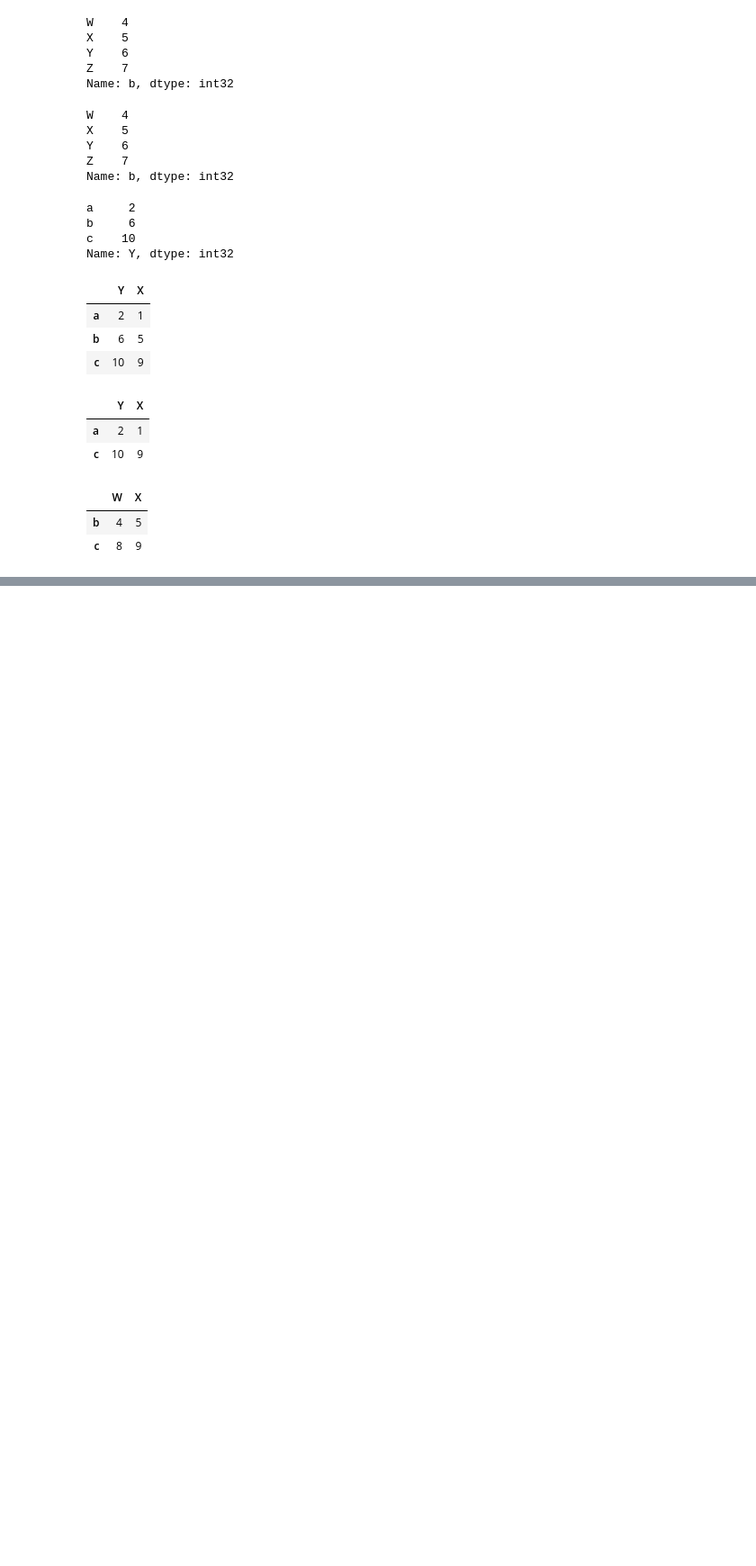
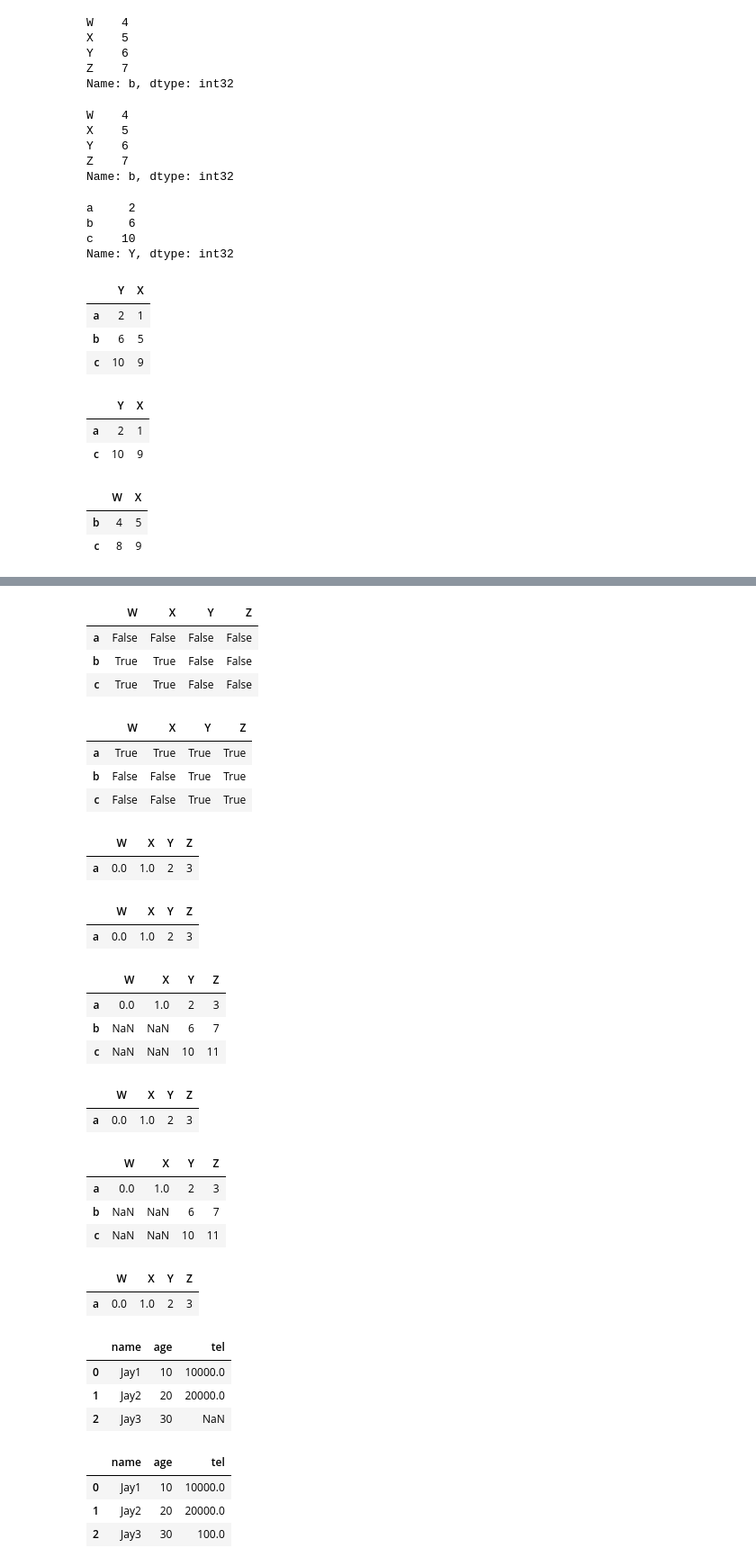
Before and after one commit to songlin81/PYReport, a Jupyter notebook: Data Analytics/104_Pandas.ipynb, the cells around one changed output, grey strips where cells are left out. Shown at 90% size. Saved outputs shown, nothing was run; the diff lists cells and outputs as text; code cells hidden in the pictures; blank space fills up the shorter version.

```diff
--- a/Data Analytics/104_Pandas.ipynb
+++ b/Data Analytics/104_Pandas.ipynb
@@ -402,0 +443,63 @@ t3.iloc[1:, :2]
+# %%
+pd.isnull(t3)
+# %% [output]
+|  | W | X | Y | Z |
+| a | False | False | False | False |
+| b | True | True | False | False |
+| c | True | True | False | False |
+# %%
+pd.notnull(t3)
+# %% [output]
+|  | W | X | Y | Z |
+| a | True | True | True | True |
+| b | False | False | True | True |
+| c | False | False | True | True |
+# %%
+t3[pd.notnull(t3["W"])]
+# %% [output]
+|  | W | X | Y | Z |
+| a | 0.0 | 1.0 | 2 | 3 |
+# %%
+t3.dropna(axis=0)
+# %% [output]
+|  | W | X | Y | Z |
+| a | 0.0 | 1.0 | 2 | 3 |
+# %%
+t3.dropna(axis=0, how="all")
+# %% [output]
+|  | W | X | Y | Z |
+| a | 0.0 | 1.0 | 2 | 3 |
+| b | NaN | NaN | 6 | 7 |
+| c | NaN | NaN | 10 | 11 |
+# %%
+t3.dropna(axis=0, how="any")
+# %% [output]
+|  | W | X | Y | Z |
+| a | 0.0 | 1.0 | 2 | 3 |
+# %%
+t3
+# %% [output]
+|  | W | X | Y | Z |
+| a | 0.0 | 1.0 | 2 | 3 |
+| b | NaN | NaN | 6 | 7 |
+| c | NaN | NaN | 10 | 11 |
+# %%
+t3.dropna(axis=0, how="any", inplace=True)
+t3
+# %% [output]
+|  | W | X | Y | Z |
+| a | 0.0 | 1.0 | 2 | 3 |
+# %%
+t2
+# %% [output]
+|  | name | age | tel |
+| 0 | Jay1 | 10 | 10000.0 |
+| 1 | Jay2 | 20 | 20000.0 |
+| 2 | Jay3 | 30 | NaN |
+# %%
+t2.fillna(100)
+# %% [output]
+|  | name | age | tel |
+| 0 | Jay1 | 10 | 10000.0 |
+| 1 | Jay2 | 20 | 20000.0 |
+| 2 | Jay3 | 30 | 100.0 |
```
Also changed, not shown: parts of 16 cells of this notebook.
